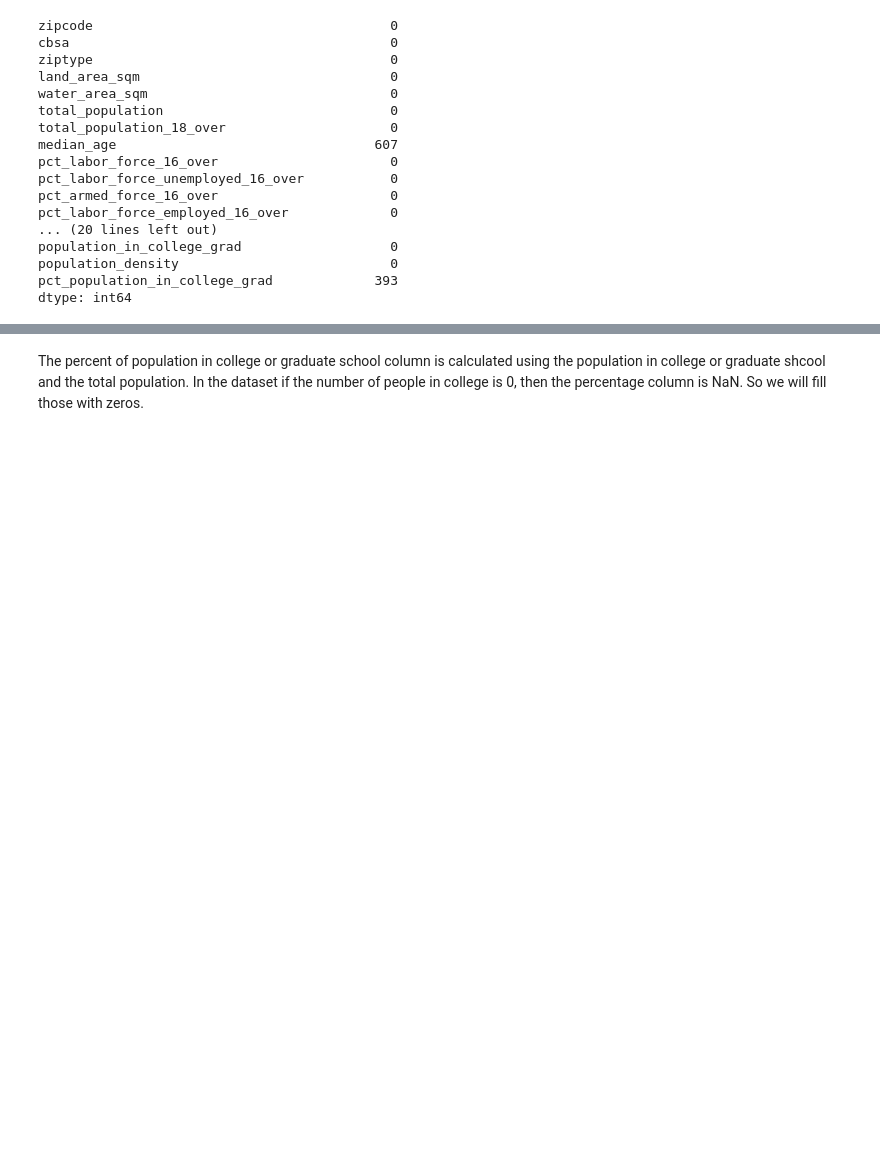
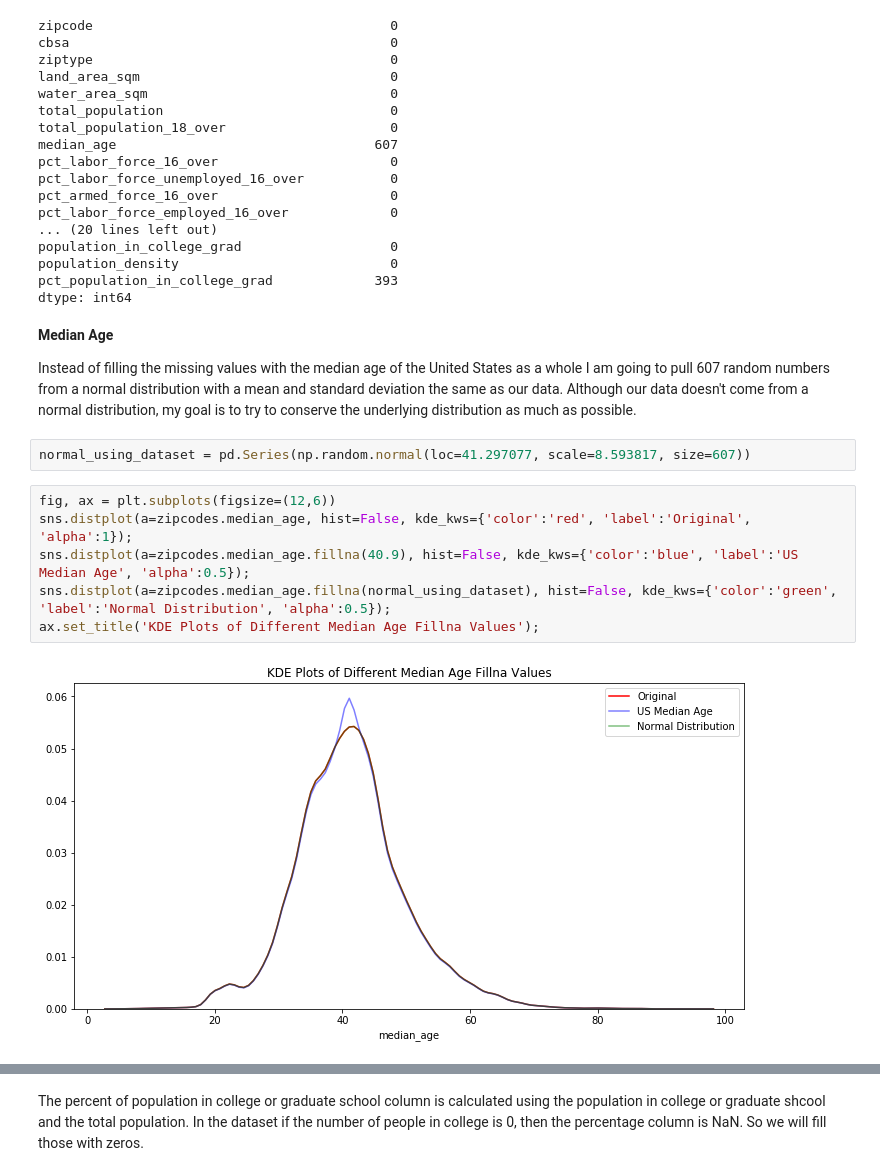
Before and after one commit to Williamdst/Bike-Share-USA, a Jupyter notebook: V_Prediction.ipynb, the cells around one changed output, grey strips where cells are left out. Cells and saved outputs as stored; diff of their text form; blank space fills up the shorter version.

Commit message:
Filled Missing Median Age
Filled the median age values

```diff
--- a/V_Prediction.ipynb
+++ b/V_Prediction.ipynb
@@ -192,3 +200,17 @@ population_in_college_grad                   0
 population_density                           0
 pct_population_in_college_grad             393
 dtype: int64
+# %% [markdown]
+**Median Age**
+
+Instead of filling the missing values with the median age of the United States as a whole I am going to pull 607 random numbers from a normal distribution with a mean and standard deviation the same as our data. Although our data doesn't come from a normal distribution, my goal is to try to conserve the underlying distribution as much as possible.
+# %%
+normal_using_dataset = pd.Series(np.random.normal(loc=41.297077, scale=8.593817, size=607))
+# %%
+fig, ax = plt.subplots(figsize=(12,6))
+sns.distplot(a=zipcodes.median_age, hist=False, kde_kws={'color':'red', 'label':'Original', 'alpha':1});
+sns.distplot(a=zipcodes.median_age.fillna(40.9), hist=False, kde_kws={'color':'blue', 'label':'US Median Age', 'alpha':0.5});
+sns.distplot(a=zipcodes.median_age.fillna(normal_using_dataset), hist=False, kde_kws={'color':'green', 'label':'Normal Distribution', 'alpha':0.5});
+ax.set_title('KDE Plots of Different Median Age Fillna Values');
+# %% [output]
+[figure, added]
```
Also changed, not shown: parts of 9 cells of this notebook.
